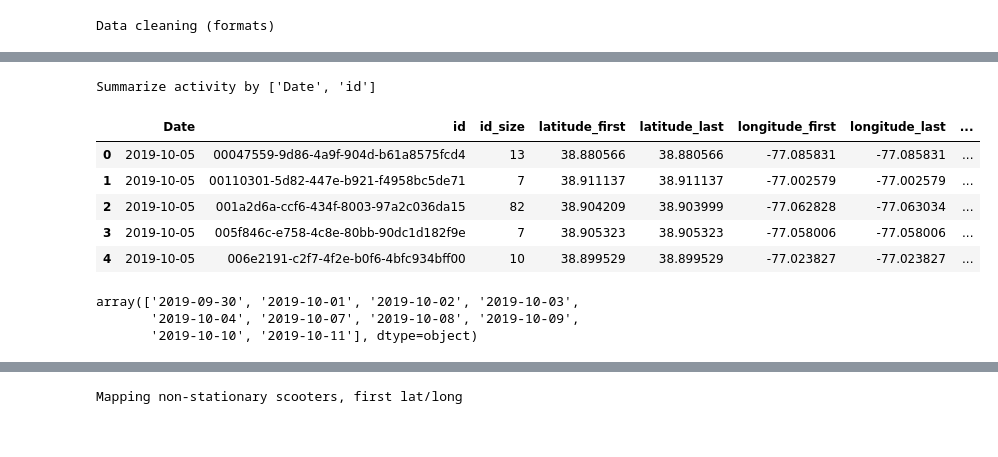
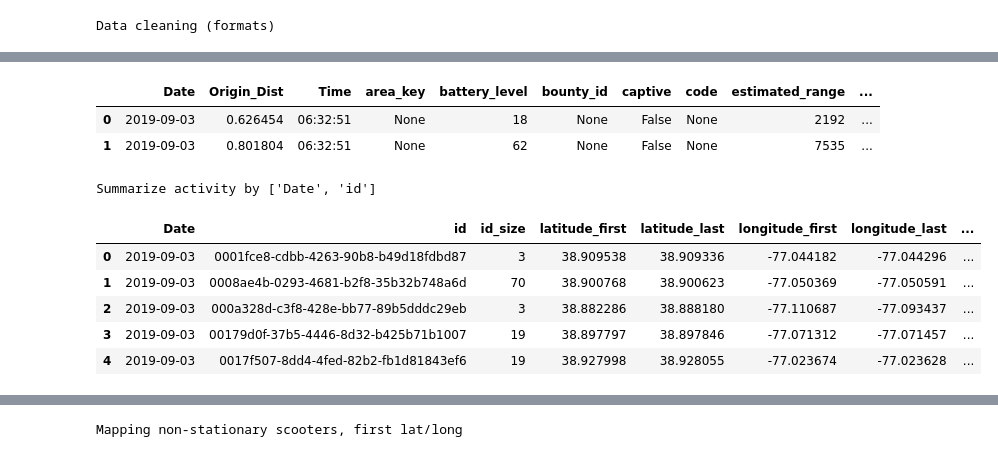
Before and after one commit to himanshu20792/BirdProject, a Jupyter notebook: StationaryScooters/Exploratory_Analysis_RK_HA.ipynb, the cells around one changed output, grey strips where cells are left out. Cells and saved outputs as stored; diff of their text form; code cells hidden in the pictures.

```diff
--- a/StationaryScooters/Exploratory_Analysis_RK_HA.ipynb
+++ b/StationaryScooters/Exploratory_Analysis_RK_HA.ipynb
@@ -70,11 +71,13 @@ def groupby_columns(df):
     df.sort_values(by='date_time', inplace=True)
     df = df.groupby(grpby_var).agg({'id':'size','latitude':['first', 'last'],
                                                     'longitude':['first', 'last'],
-                                                    'date_time':['min', 'max']
+                                                    'date_time':['min', 'max'],
+                                                    'battery_level':['min', 'max'],
                                                     }).reset_index()
     # rename columns
     df.columns = grpby_var + ["_".join(x) for x in df.columns[len(grpby_var):].ravel()]
     df['time_diff_hrs'] = (df['date_time_max'] - df['date_time_min'])/ np.timedelta64(1, 'h')
+    df['battery_diff'] = (df['battery_level_max'] - df['battery_level_min'])
     return df.copy()
 
 def compute_haverstine(df, lat1, long1, lat2, long2):
@@ -168,6 +171,25 @@ def get_arrows(locations, color='blue', size=6, n_arrows=3):
                       fill_color=color, number_of_sides=3,
                       radius=size, rotation=rotation))
     return arrows
+
+def generate_heatmap(df, lat_col, long_col, m=None, center_loc=[38.95026, -77.09355]):
+    if not m:
+        m = folium.Map(location=center_loc)
+
+    df['count'] = 1
+    HeatMap(data=df[[lat_col, long_col, 'count']].groupby([lat_col, long_col]).sum().reset_index().values.tolist(), radius=8.75, max_zoom=4).add_to(m)
+
+    return m
+
+def clusters(df,lat_col, long_col):
+    X = df[[lat_col, long_col]].values
+    kmeans = KMeans(n_clusters=60)
+    predictions = kmeans.fit_predict(X)
+    clustered = pd.concat([stationary_df_weekend.reset_index(),
+                           pd.DataFrame({'Cluster':predictions})],
+                          axis=1)
+    clustered.drop('index', axis=1, inplace=True)
+    return kmeans
 # %% [markdown]
 ### Read in Data
 # %%
@@ -363,7 +385,7 @@ m_move
 # %% [markdown]
 ### Analyze multiple days of data
 # %%
-dates = get_dates_list('2019-09-30','2019-10-13')
+dates = get_dates_list('2019-09-03','2019-10-19')
 weekend_dates = weekend_dates(dates)
 weekday_dates = weekday_dates(dates)
 
@@ -386,3 +422,9 @@ array(['2019-10-05', '2019-10-06', '2019-10-12', '2019-10-13'],
+# %%
+df_week_days.head(2)
+# %% [output]
+|  | Date | Origin_Dist | Time | area_key | battery_level | bounty_id | captive | code | estimated_range | ... |
+| 0 | 2019-09-03 | 0.626454 | 06:32:51 | None | 18 | None | False | None | 2192 | ... |
+| 1 | 2019-09-03 | 0.801804 | 06:32:51 | None | 62 | None | False | None | 7535 | ... |
 # %%
 grpby_var = ['Date','id']
 print('Summarize activity by', grpby_var)
@@ -393,14 +435,14 @@ df_weekend_days_grp = groupby_columns(df_weekend_days)
 # %% [output]
 Summarize activity by ['Date', 'id']
 # %%
-df_weekend_days_grp.head()
+df_week_days_grp.head()
 # %% [output]
 |  | Date | id | id_size | latitude_first | latitude_last | longitude_first | longitude_last | ... |
-| 0 | 2019-10-05 | 00047559-9d86-4a9f-904d-b61a8575fcd4 | 13 | 38.880566 | 38.880566 | -77.085831 | -77.085831 | ... |
-| 1 | 2019-10-05 | 00110301-5d82-447e-b921-f4958bc5de71 | 7 | 38.911137 | 38.911137 | -77.002579 | -77.002579 | ... |
-| 2 | 2019-10-05 | 001a2d6a-ccf6-434f-8003-97a2c036da15 | 82 | 38.904209 | 38.903999 | -77.062828 | -77.063034 | ... |
-| 3 | 2019-10-05 | 005f846c-e758-4c8e-80bb-90dc1d182f9e | 7 | 38.905323 | 38.905323 | -77.058006 | -77.058006 | ... |
-| 4 | 2019-10-05 | 006e2191-c2f7-4f2e-b0f6-4bfc934bff00 | 10 | 38.899529 | 38.899529 | -77.023827 | -77.023827 | ... |
+| 0 | 2019-09-03 | 0001fce8-cdbb-4263-90b8-b49d18fdbd87 | 3 | 38.909538 | 38.909336 | -77.044182 | -77.044296 | ... |
+| 1 | 2019-09-03 | 0008ae4b-0293-4681-b2f8-35b32b748a6d | 70 | 38.900768 | 38.900623 | -77.050369 | -77.050591 | ... |
+| 2 | 2019-09-03 | 000a328d-c3f8-428e-bb77-89b5dddc29eb | 3 | 38.882286 | 38.888180 | -77.110687 | -77.093437 | ... |
+| 3 | 2019-09-03 | 00179d0f-37b5-4446-8d32-b425b71b1007 | 19 | 38.897797 | 38.897846 | -77.071312 | -77.071457 | ... |
+| 4 | 2019-09-03 | 0017f507-8dd4-4fed-82b2-fb1d81843ef6 | 19 | 38.927998 | 38.928055 | -77.023674 | -77.023628 | ... |
 # %%
 df_multiple_days_grp = compute_haverstine(df_multiple_days_grp, 'latitude_first', 'longitude_first',
                                     'latitude_last', 'longitude_last')
@@ -408,12 +450,6 @@ df_week_days_grp = compute_haverstine(df_week_days_grp, 'latitude_first', 'longi
                                     'latitude_last', 'longitude_last')
 df_weekend_days_grp = compute_haverstine(df_weekend_days_grp, 'latitude_first', 'longitude_first',
                                     'latitude_last', 'longitude_last')
-# %%
-df_week_days_grp['Date'].unique()
-# %% [output]
-array(['2019-09-30', '2019-10-01', '2019-10-02', '2019-10-03',
-       '2019-10-04', '2019-10-07', '2019-10-08', '2019-10-09',
-       '2019-10-10', '2019-10-11'], dtype=object)
 # %%
 df_weekend_days_grp.head()
 # %% [output]
```
Also changed, not shown: parts of 51 cells of this notebook.
